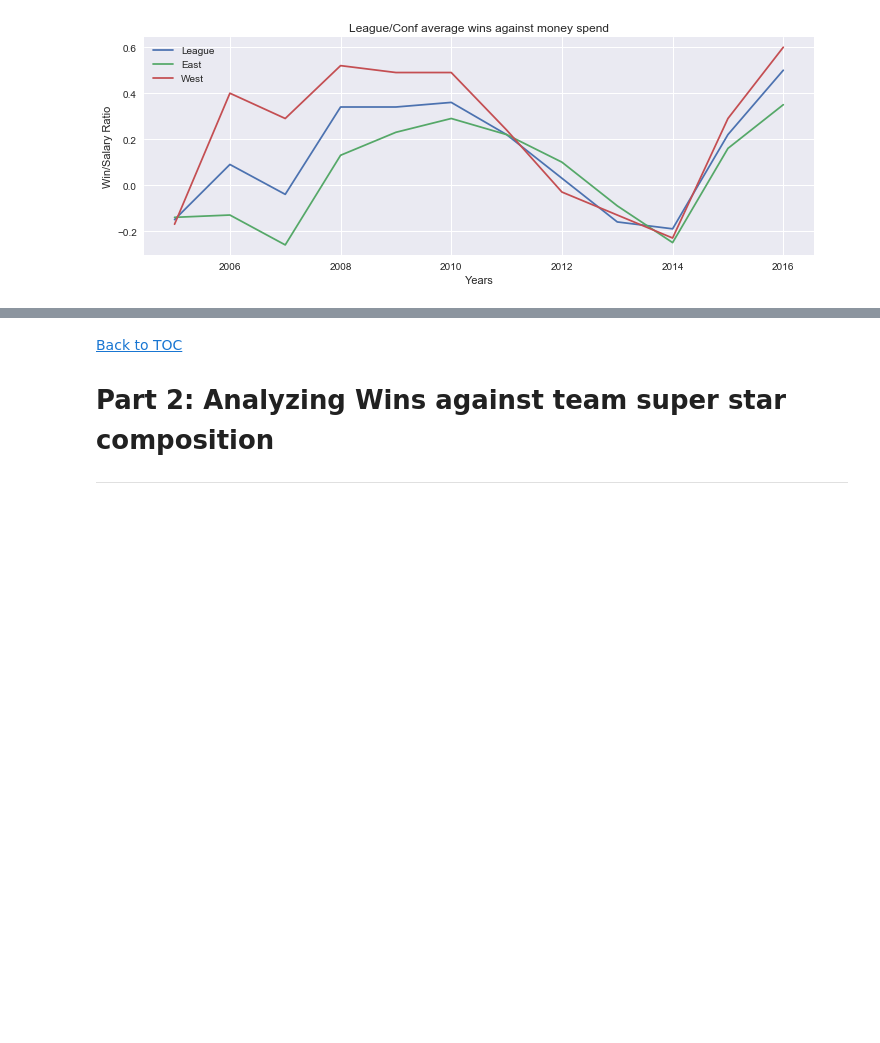
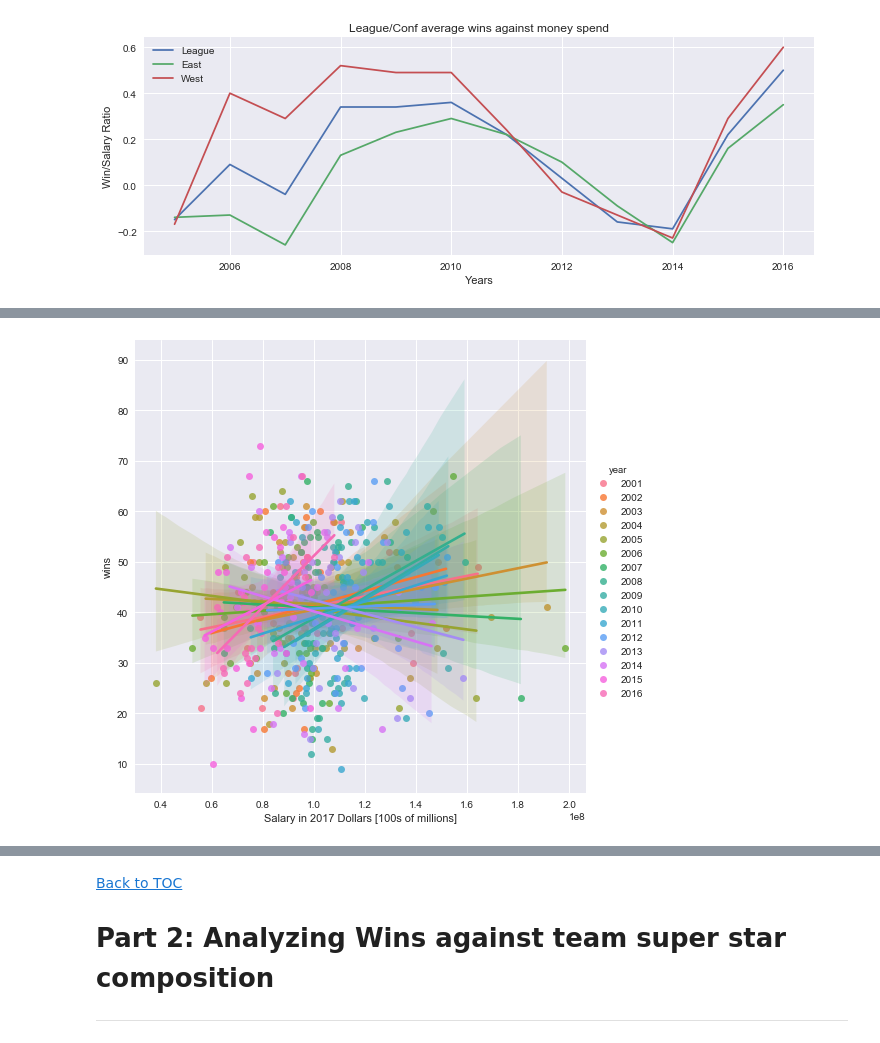
Before and after one commit to noorzaman/bb_finances, a Jupyter notebook: zaman_nurul.ipynb, the cells around one changed output, grey strips where cells are left out. Cells and saved outputs as stored; diff of their text form; code cells hidden in the pictures; blank space fills up the shorter version.

```diff
--- a/zaman_nurul.ipynb
+++ b/zaman_nurul.ipynb
@@ -184 +220,5 @@ teamwork_summary_plots()
+# %%
+plot_normalized_salaries_vs_wins(get_all_normalized_salaries(), combined = False)
+# %% [output]
+[figure, added]
 # %% [markdown]
```
Also changed, not shown: parts of 22 cells of this notebook.
